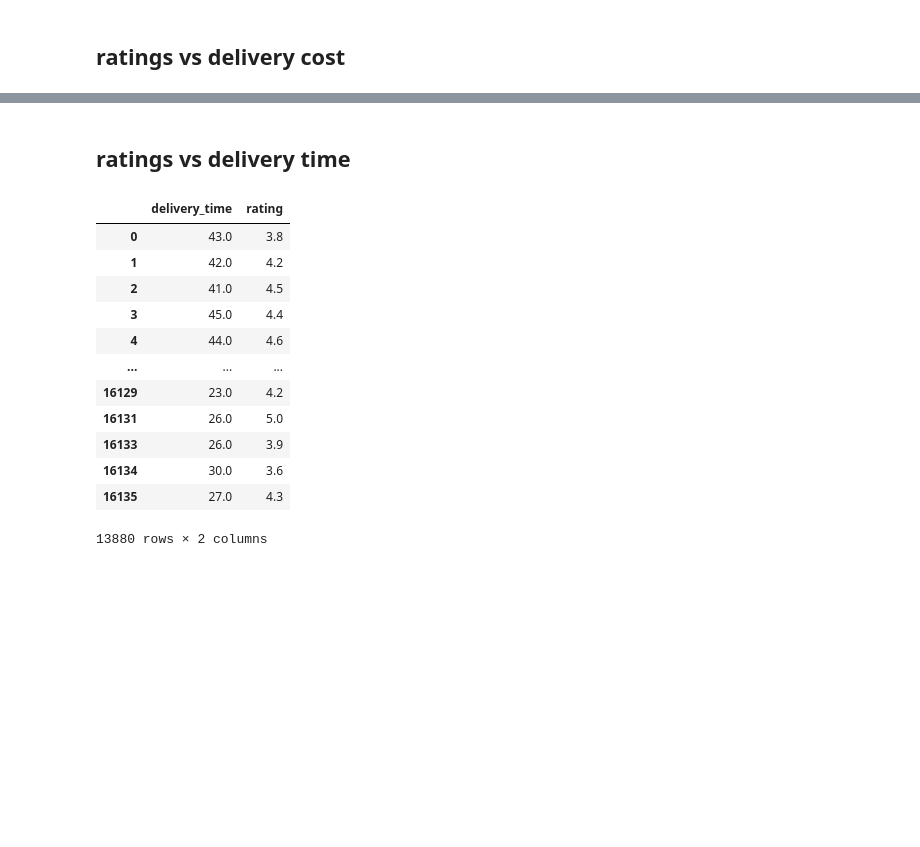
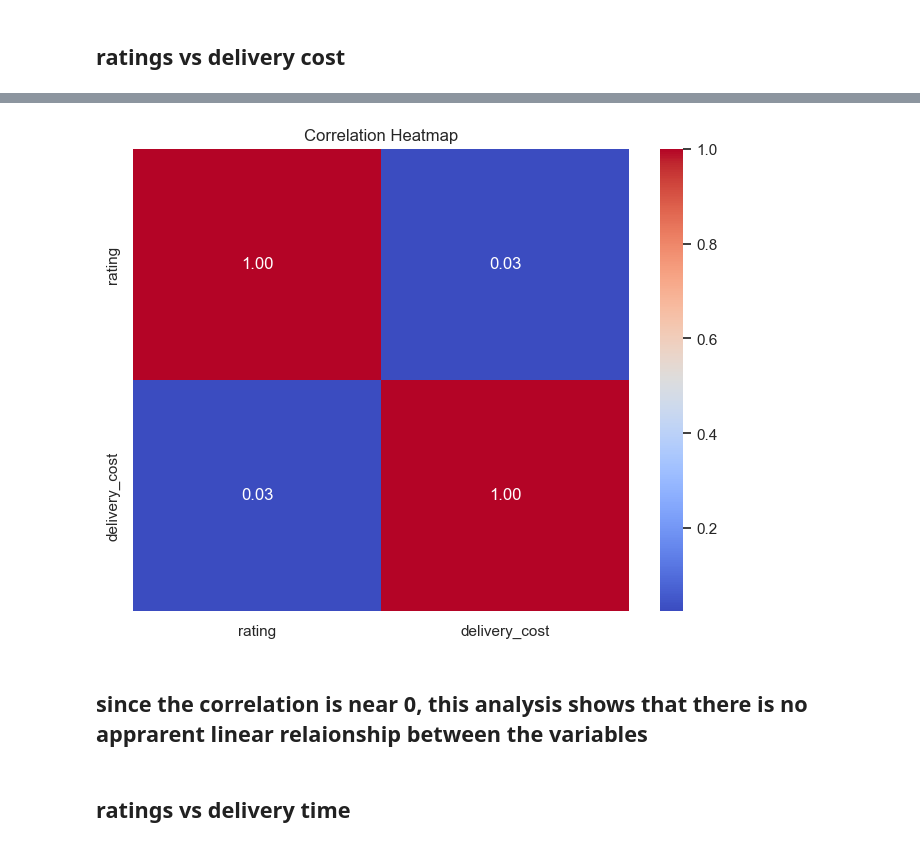
Before and after one commit to KCCHONG1997/ntu-grabsg-datasci-miniproject, a Jupyter notebook: Correlation Analysis.ipynb, the cells around one changed output, grey strips where cells are left out. Cells and saved outputs as stored; diff of their text form; code cells hidden in the pictures; blank space fills up the shorter version.

```diff
--- a/Correlation Analysis.ipynb
+++ b/Correlation Analysis.ipynb
@@ -64,26 +138,15 @@ Correlation coefficient: -5.742286107848795e-05
+# %%
+# Calculate the correlation matrix
+correlation_matrix = result.corr()
+
+# Plot the heatmap
+plt.figure(figsize=(8, 6))
+sns.heatmap(correlation_matrix, annot=True, cmap='coolwarm', fmt=".2f")
+plt.title('Correlation Heatmap')
+plt.show()
+# %% [output]
+[figure, added]
+# %% [markdown]
+## since the correlation is near 0, this analysis shows that there is no apprarent linear relaionship between the variables
 # %% [markdown]
 ## ratings vs delivery time
-# %%
-rating = pd.DataFrame(data['rating'])
-delivery_time = pd.DataFrame(data['delivery_time'])
-
-jointDF = pd.concat([delivery_time, rating], axis = 1).reindex(delivery_time.index)
-jointDF
-
-jointDF.dropna(inplace=True)  #remove null rows
-cleaned_jointDF = jointDF.dropna()
-cleaned_jointDF
-# %% [output]
-|  | delivery_time | rating |
-| 0 | 43.0 | 3.8 |
-| 1 | 42.0 | 4.2 |
-| 2 | 41.0 | 4.5 |
-| 3 | 45.0 | 4.4 |
-| 4 | 44.0 | 4.6 |
-| ... | ... | ... |
-| 16129 | 23.0 | 4.2 |
-| 16131 | 26.0 | 5.0 |
-| 16133 | 26.0 | 3.9 |
-| 16134 | 30.0 | 3.6 |
-| 16135 | 27.0 | 4.3 |
-13880 rows × 2 columns
```
Also changed, not shown: parts of 23 cells of this notebook.
